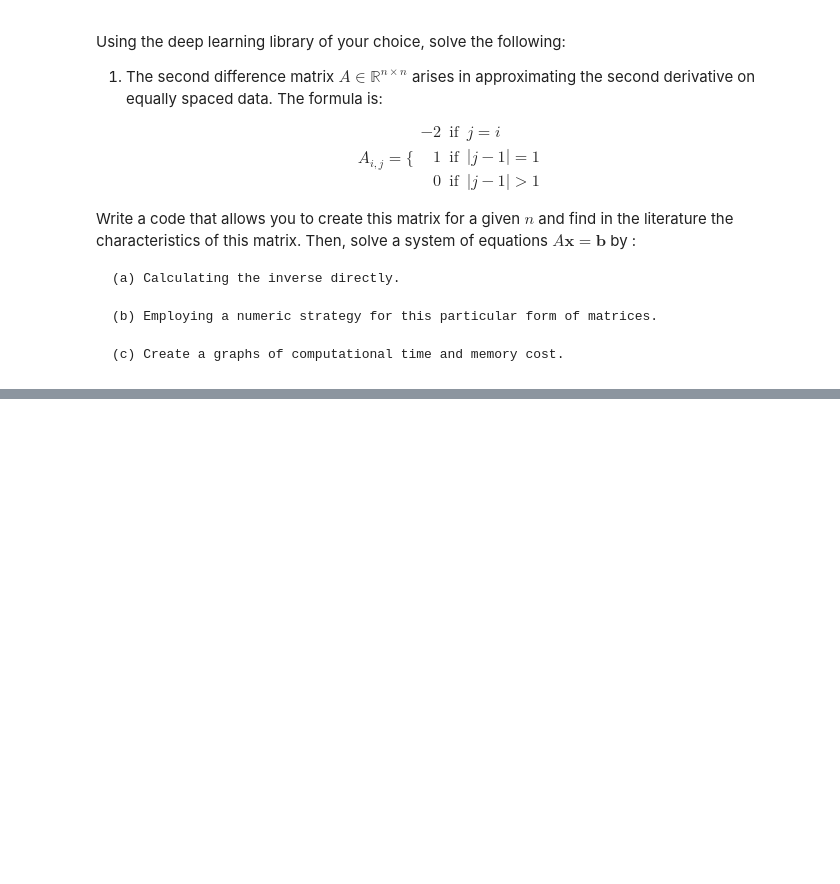
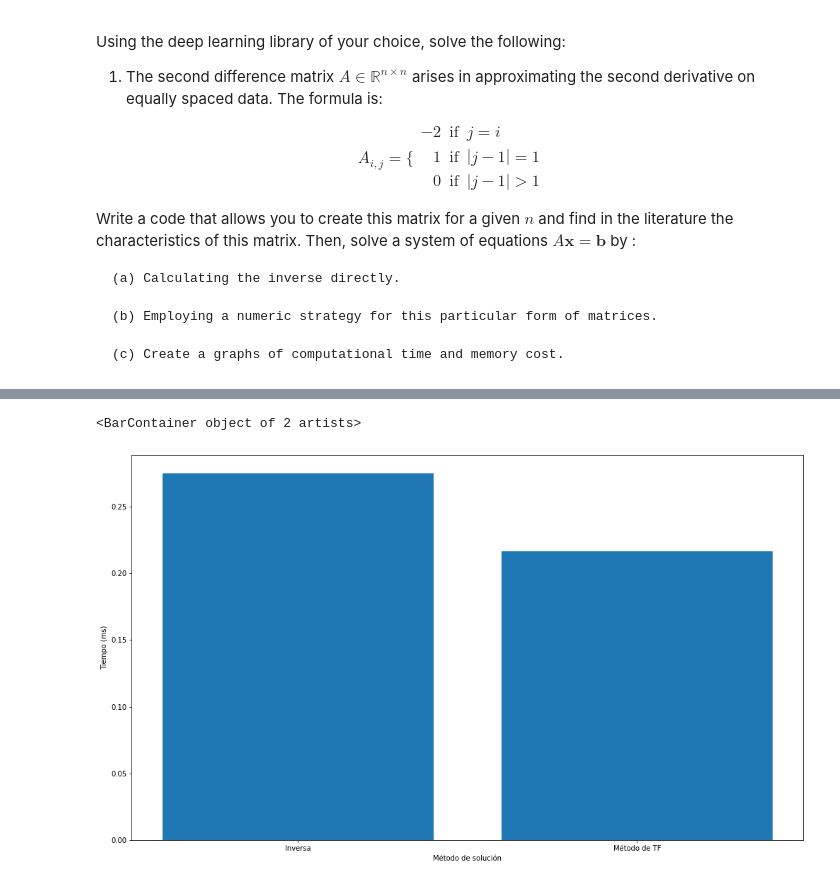
Before and after one commit to davidmacer/deep-learning-course, a Jupyter notebook: src/tarea_02/tarea_02.ipynb, the cells around one changed output, grey strips where cells are left out. Drawn from its saved outputs; the diff is of its cells as text; code cells hidden in the pictures; blank space fills up the shorter version.

Commit message:
Resuelve ejercicio 1, 3 y agrega gráficas del tiempo de cómputo

```diff
--- a/src/tarea_02/tarea_02.ipynb
+++ b/src/tarea_02/tarea_02.ipynb
@@ -47,0 +119,4 @@ array([[-2.,  1.,  0.,  0.,  0.],
+# %%
+n = 1000000
+
+my_matrix, vector_sol, diags = tridiag_matrix(n)
@@ -52,4 +128,0 @@ Para realizar esto utilizo la función `linalg.inv` de la librería de `TensorFl
-# %%
-my_matrix = mx(5).to_dense()
-
-print(my_matrix)
@@ -62,0 +129,12 @@ tf.Tensor(
+# %%
+def solve_with_inverse(matrix, solution_vector):
+  inverse = tf.linalg.inv(matrix)
+  solution = tf.matmul(a = inverse, b = vector_sol).numpy()
+  return solution
+
+fun_time_a = %timeit -o solucion_a = solve_with_inverse(my_matrix, vector_sol)
+fun_cpu_a = %memit -o solve_with_inverse(my_matrix, vector_sol)
+#print(solucion_a)
+
+print(np.mean(fun_time_a.all_runs))
+print(fun_cpu_a)
@@ -62,0 +150,11 @@ tf.Tensor(
+# %%
+def solve_with_tfmethod(diagonals, solution_vector):
+  solution = tf.linalg.tridiagonal_solve(diagonals=diags, rhs=solution_vector)
+
+  return solution
+
+fun_time_b = %timeit -o solucion_b = solve_with_tfmethod(diags, vector_sol)
+fun_cpu_b = %memit -o solucion_b = solve_with_tfmethod(diags, vector_sol)
+print(solucion_b)
+
+print(np.mean(fun_time_b.all_runs))
@@ -62,0 +173,13 @@ tf.Tensor(
+# %%
+langs = ["Inversa", "Método de TF"]
+barras = [np.mean(fun_time_a.all_runs), np.mean(fun_time_b.all_runs)]
+
+import matplotlib.pyplot as plt
+
+plt.figure(figsize=(17, 10))
+plt.ylabel("Tiempo (ms)")
+plt.xlabel("Método de solución")
+plt.bar(langs, barras)
+# %% [output]
+<BarContainer object of 2 artists>
+[figure, added]
```
Also changed, not shown: parts of 13 cells of this notebook.
